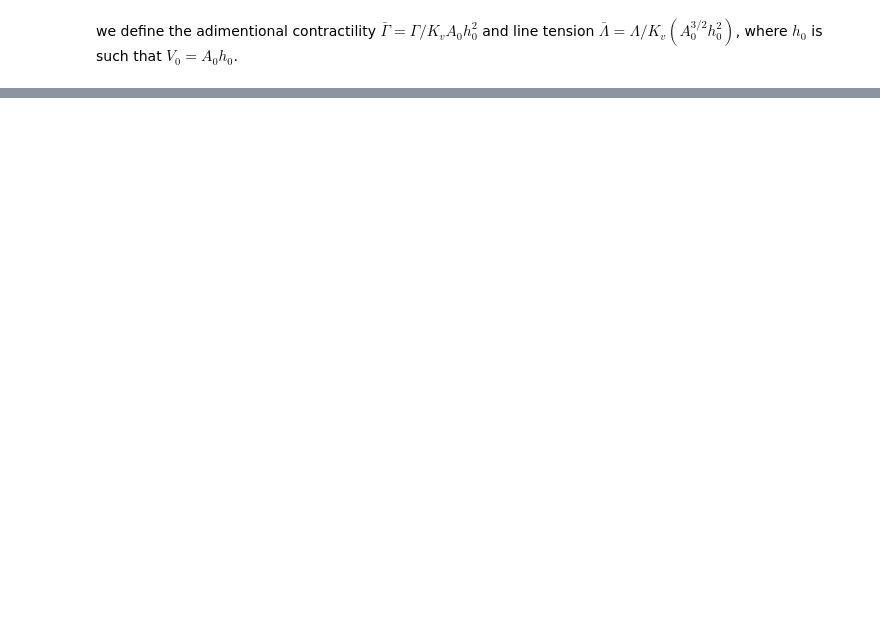
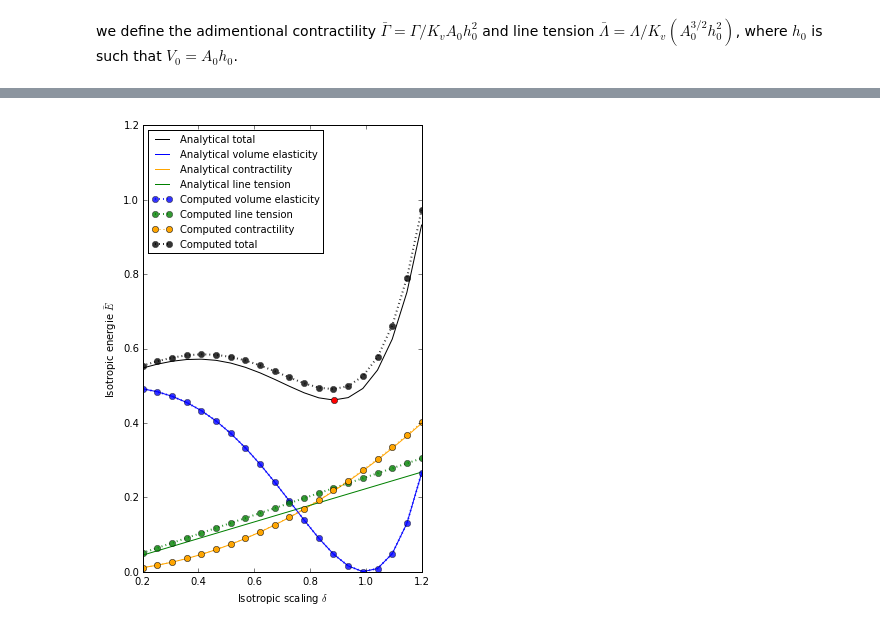
Before and after one commit to DamCB/tyssue, a Jupyter notebook: notebooks/leg_joint import/Energy minimization.ipynb, the cells around one changed output, grey strips where cells are left out. Saved outputs shown, nothing was run; the diff lists cells and outputs as text; code cells hidden in the pictures; blank space fills up the shorter version.

```diff
--- a/notebooks/leg_joint import/Energy minimization.ipynb
+++ b/notebooks/leg_joint import/Energy minimization.ipynb
@@ -199,0 +233,4 @@ TypeError: upcast_cell() got an unexpected keyword argument 'df'
+# %%
+def scale(eptm, delta):
+    eptm.jv_df[eptm.coords] = eptm.jv_df[eptm.coords] * delta
+    parameters['rho_lumen'] *= delta
@@ -199,0 +326,16 @@ TypeError: upcast_cell() got an unexpected keyword argument 'df'
+# %%
+def elasticity(delta):
+    return (delta**3 - 1 )**2 / 2.
+
+def contractility(delta, gamma):
+    return gamma * mu**2 * delta**2 / 2.
+
+def tension(delta, lbda):
+    return lbda * mu * delta / 2.
+
+def isotropic_energy(delta, gamma, lbda):
+
+    energy = (elasticity(delta)
+              + contractility(delta, gamma)
+              + tension(delta, lbda))
+    return energy
@@ -199,0 +344,79 @@ TypeError: upcast_cell() got an unexpected keyword argument 'df'
+# %%
+%matplotlib inline
+deltas = np.linspace(0.2, 1.2, 20)
+fig, ax = plt.subplots(figsize=(5, 8))
+lbda = adim_parameters['line_tension']
+gamma = adim_parameters['contractility']
+ax.plot(deltas, isotropic_energy(deltas, gamma, lbda), 'k-',
+        label='Analytical total')
+ax.plot(eptm.delta_o, isotropic_energy(eptm.delta_o, gamma, lbda), 'ro')
+ax.plot(deltas, elasticity(deltas), 'b-',
+        label='Analytical volume elasticity')
+ax.plot(deltas, contractility(deltas, gamma), color='orange', ls='-',
+        label='Analytical contractility')
+ax.plot(deltas, tension(deltas, lbda), 'g-',
+        label='Analytical line tension')
+
+ax.set_xlabel(r'Isotropic scaling $\delta$')
+ax.set_ylabel(r'Isotropic energie $\bar E$')
+
+update_cylindrical(eptm)
+
+area0 = parameters['prefered_area']
+h_0 = parameters['prefered_height']
+
+
+### Cells only area and height
+live_cells = eptm.cell_df[eptm.cell_df.is_alive==1]
+
+area_avg = live_cells.area.mean()
+rho_avg = live_cells.rho.mean()
+
+
+### Set height and area to height0 and area0
+delta = (area0 / area_avg)**0.5
+scale(eptm, delta)
+parameters['rho_lumen'] = rho_avg * delta - h_0
+sheet_geometry.update_all(eptm)
+update_vol(eptm)
+
+
+
+energy = compute_energy(eptm)
+
+norm = (parameters['prefered_area']**2 *
+        parameters['prefered_height']**2 *
+        parameters['vol_elasticity'] *
+        eptm.cell_df.is_alive).sum()
+
+energies = np.zeros((deltas.size, 3))
+#scales = np.linspace(0.5, 1.2, 20) / eptm.delta_o
+for n, delta in enumerate(deltas):
+    scale(eptm, delta)
+    sheet_geometry.update_all(eptm)
+    update_vol(eptm)
+    Et, Ec, Ev = compute_energy(eptm, full_output=True)
+    energies[n, :] = [Et.sum(), Ec.sum(), Ev.sum()]
+    scale(eptm, 1 / delta)
+    sheet_geometry.update_all(eptm)
+    update_vol(eptm)
+
+isotropic_relax(eptm)
+
+
+energies = np.array(energies) / norm
+ax.plot(deltas, energies[:, 2], 'bo:', lw=2, alpha=0.8,
+        label='Computed volume elasticity')
+ax.plot(deltas, energies[:, 0], 'go:', lw=2, alpha=0.8,
+        label='Computed line tension')
+ax.plot(deltas, energies[:, 1], ls=':',
+        marker='o', color='orange', label='Computed contractility')
+ax.plot(deltas, energies.sum(axis=1), 'ko:', lw=2, alpha=0.8,
+        label='Computed total')
+
+ax.legend(loc='upper left', fontsize=10)
+ax.set_ylim(0, 1.2)
+
+
+print(eptm.delta_o, deltas[energies.sum(axis=1).argmin()] * eptm.delta_o)
+# %% [output]
@@ -199,0 +424 @@ TypeError: upcast_cell() got an unexpected keyword argument 'df'
+[figure, added]
```
Also changed, not shown: parts of 27 cells of this notebook, 10 other files.
